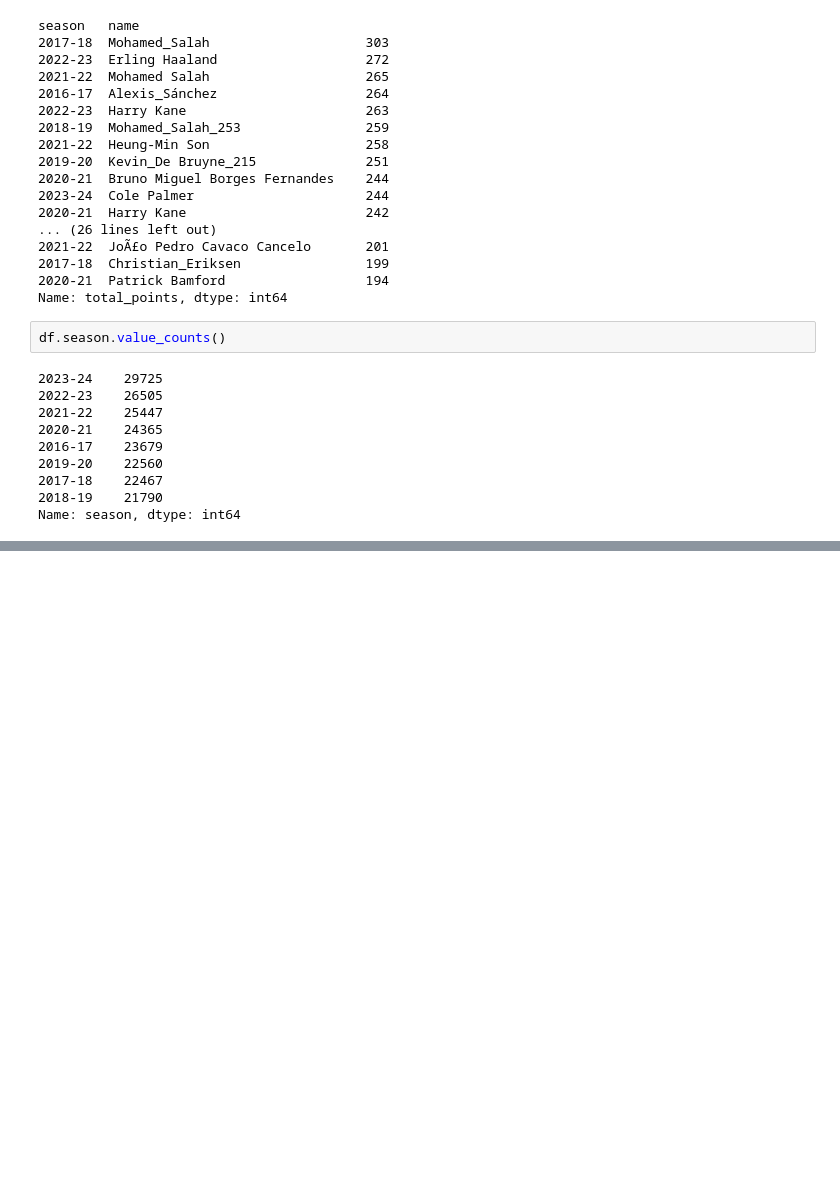
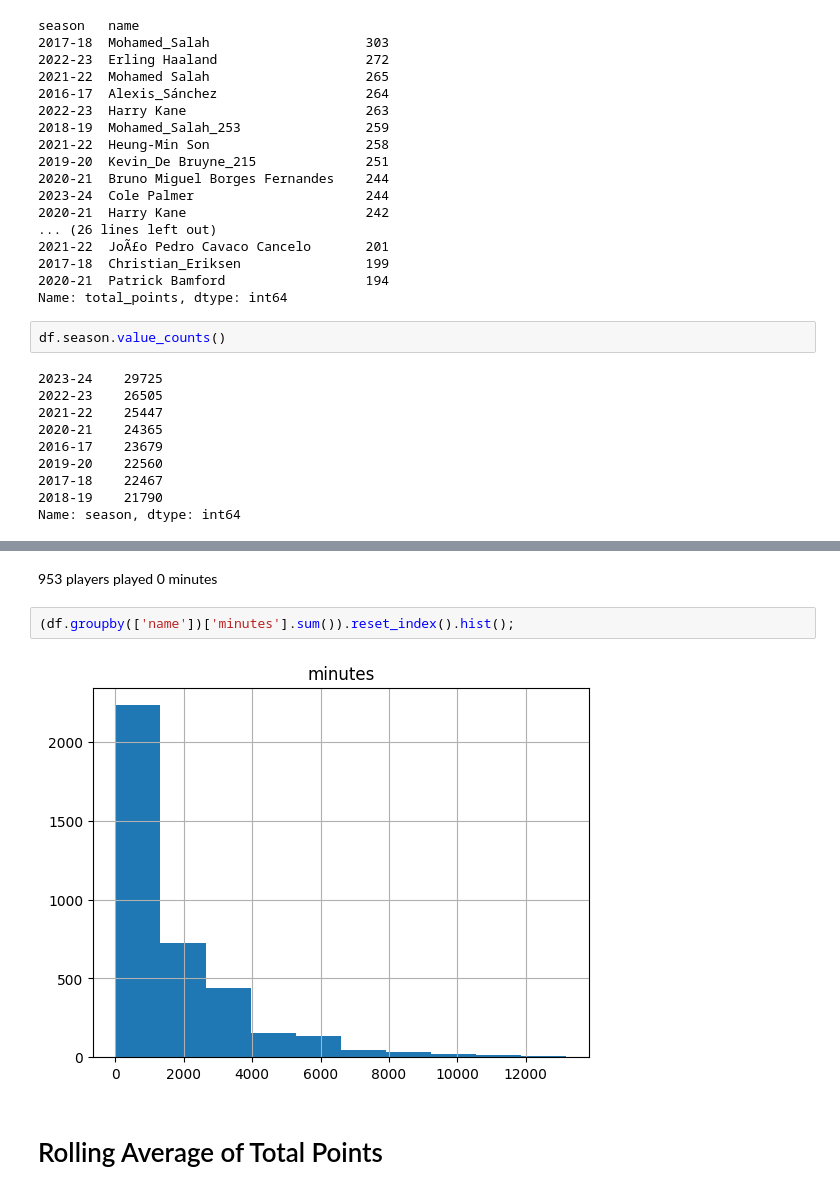
Before and after one commit to znader1/FPL, a Jupyter notebook: Notebooks/EDA_2025.ipynb, the cells around one changed output, grey strips where cells are left out. Cells and saved outputs as stored; diff of their text form; blank space fills up the shorter version.

Commit message:
commit on changes in EDA notebooks to check players

```diff
--- a/Notebooks/EDA_2025.ipynb
+++ b/Notebooks/EDA_2025.ipynb
@@ -178,0 +152,8 @@ ValueError: No odds data loaded. Check your paths and network connection.
+# %% [markdown]
+953 players played 0 minutes
+# %%
+(df.groupby(['name'])['minutes'].sum()).reset_index().hist();
+# %% [output]
+[figure, added]
+# %% [markdown]
+# Rolling Average of Total Points
```
Also changed, not shown: parts of 15 cells of this notebook, 4 other files.
